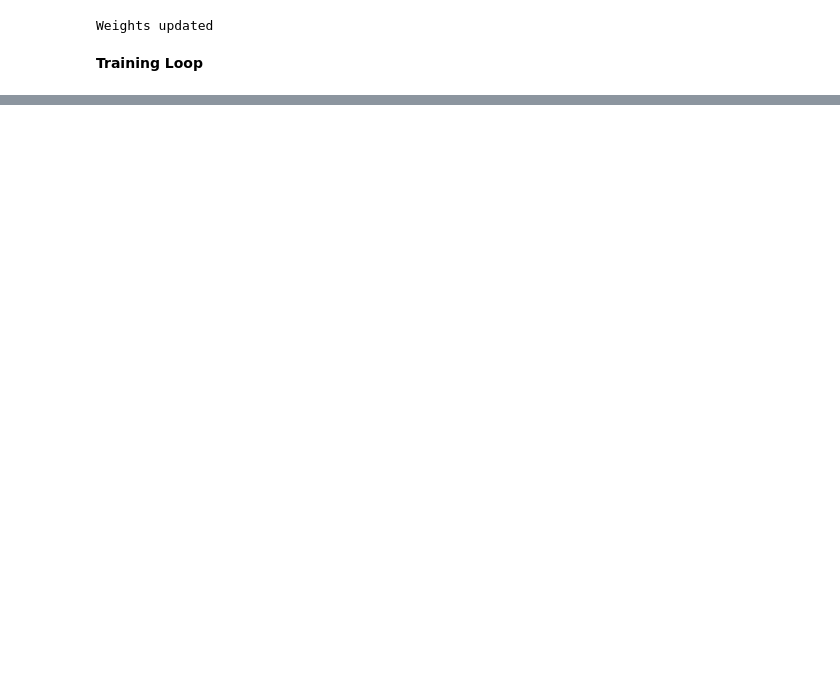
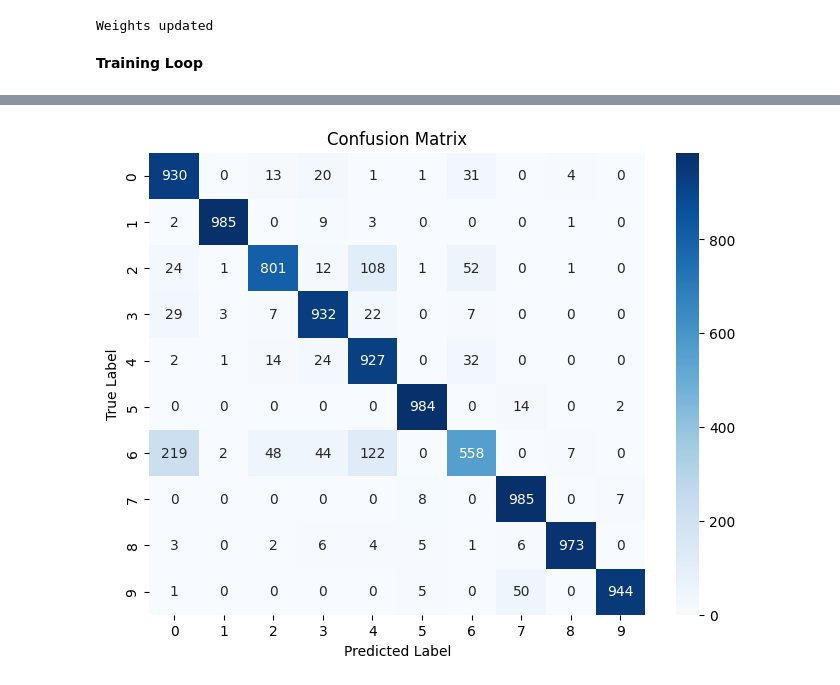
Before and after one commit to KalharaBatangala/FashionMNIST, a Jupyter notebook: FashionImageClassification.ipynb, the cells around one changed output, grey strips where cells are left out. Cells and saved outputs as stored; diff of their text form; code cells hidden in the pictures; blank space fills up the shorter version.

Commit message:
Evaluated the model with accuracy & confusion matrix

```diff
--- a/FashionImageClassification.ipynb
+++ b/FashionImageClassification.ipynb
@@ -324,0 +369,13 @@ Training Accuracy: 93.20%
+# %%
+all_preds = []
+all_labels = []
+
+model.eval()
+
+with torch.no_grad():
+    for images, labels in test_loader:
+        outputs = model(images)
+        _, predicted = torch.max(outputs, 1)
+
+        all_preds.extend(predicted.cpu().numpy())
+        all_labels.extend(labels.cpu().numpy())
@@ -324,0 +386,11 @@ Training Accuracy: 93.20%
+# %%
+cm = confusion_matrix(all_labels, all_preds)
+
+plt.figure(figsize=(8, 6))
+sns.heatmap(cm, annot=True, fmt="d", cmap="Blues")
+plt.xlabel("Predicted Label")
+plt.ylabel("True Label")
+plt.title("Confusion Matrix")
+plt.show()
+# %% [output]
+[figure, added]
```
Also changed, not shown: parts of 9 cells of this notebook.
